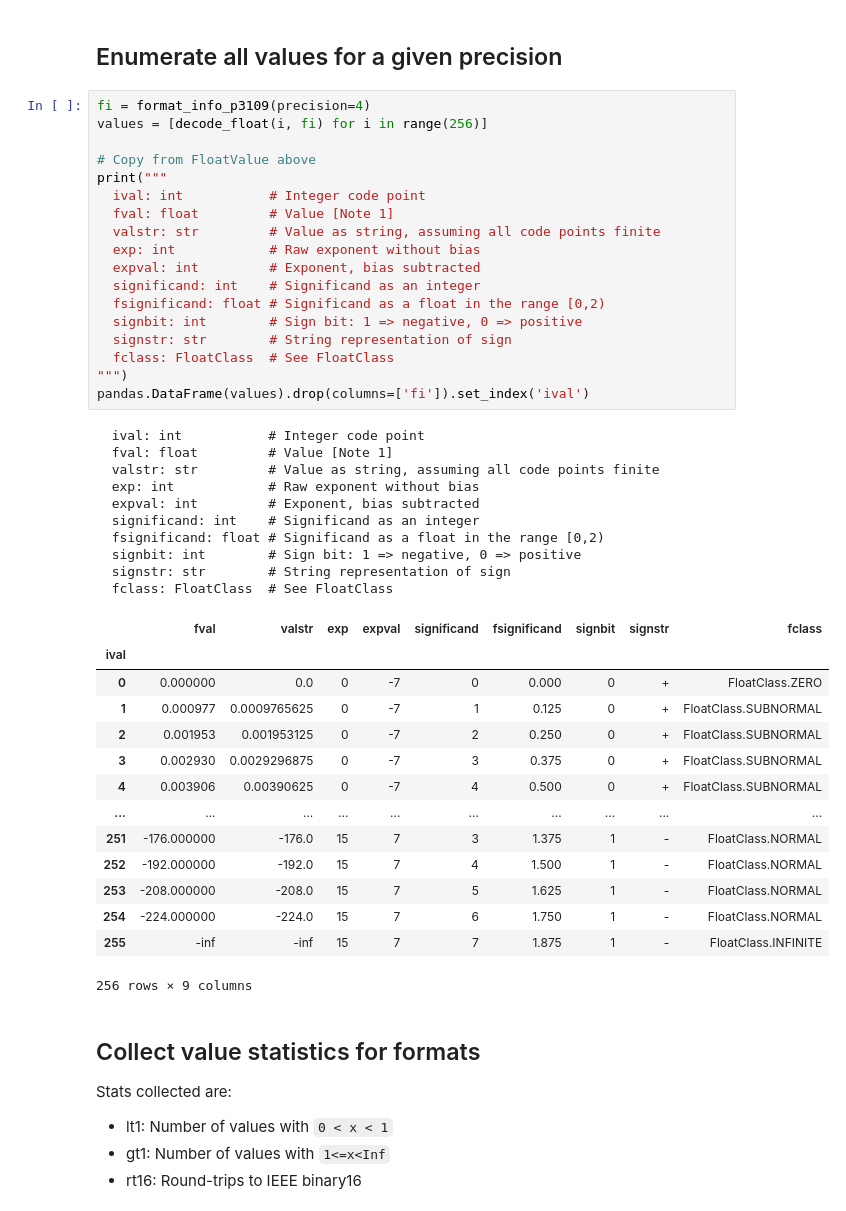
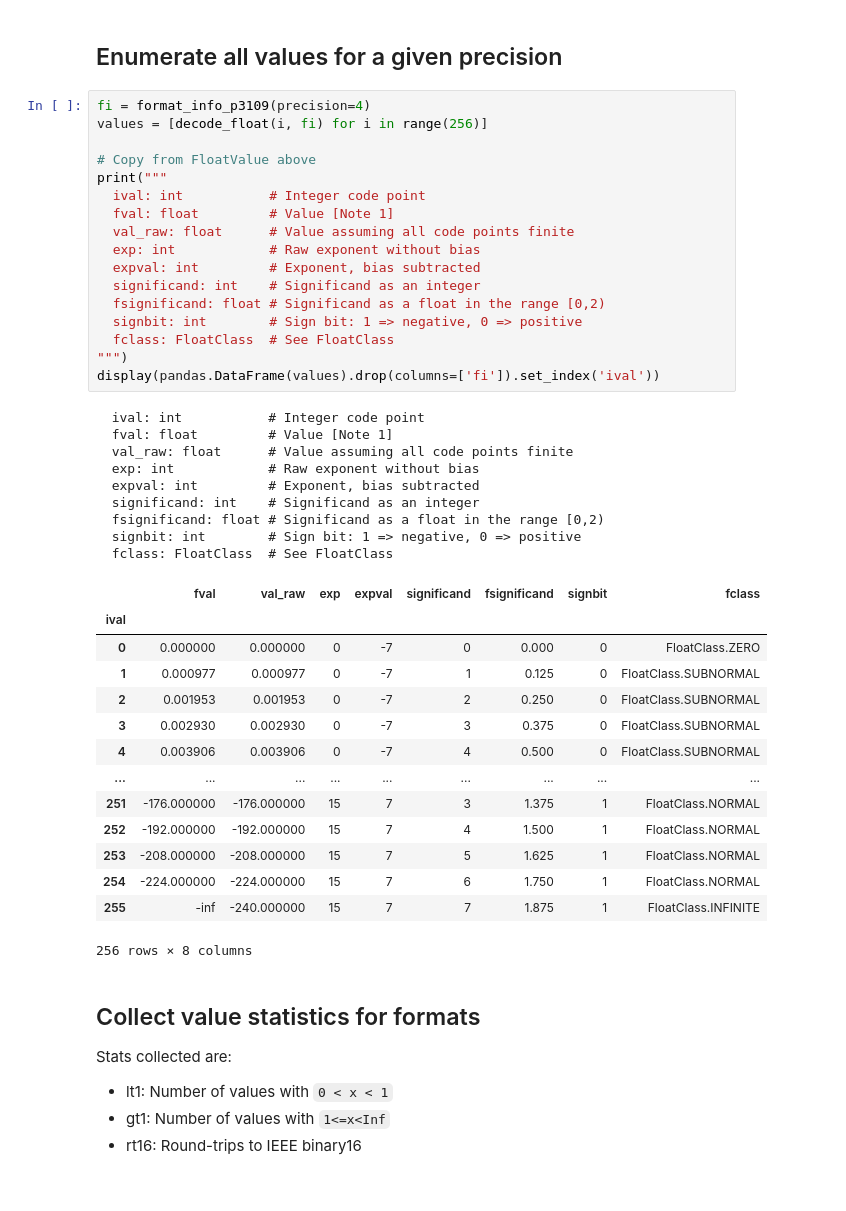
Before and after one commit to P3109/Public, a Jupyter notebook: Value Tables/make-value-tables.ipynb, the cells around one changed output. Saved outputs shown, nothing was run; the diff lists cells and outputs as text.

```diff
--- a/Value Tables/make-value-tables.ipynb
+++ b/Value Tables/make-value-tables.ipynb
@@ -546,46 +493,44 @@ for i in (0x00, 0x01, 0x07, 0x21, 0x40, 0x41, 0x7e, 0x7f, 0x80, 0x81,0xfe,0xff):
 # %%
 fi = format_info_p3109(precision=4)
 values = [decode_float(i, fi) for i in range(256)]
 
 # Copy from FloatValue above
 print("""
   ival: int           # Integer code point
   fval: float         # Value [Note 1]
-  valstr: str         # Value as string, assuming all code points finite
+  val_raw: float      # Value assuming all code points finite
   exp: int            # Raw exponent without bias
   expval: int         # Exponent, bias subtracted
   significand: int    # Significand as an integer
   fsignificand: float # Significand as a float in the range [0,2)
   signbit: int        # Sign bit: 1 => negative, 0 => positive
-  signstr: str        # String representation of sign
   fclass: FloatClass  # See FloatClass
 """)
-pandas.DataFrame(values).drop(columns=['fi']).set_index('ival')
+display(pandas.DataFrame(values).drop(columns=['fi']).set_index('ival'))
 # %% [output]
   ival: int           # Integer code point
   fval: float         # Value [Note 1]
-  valstr: str         # Value as string, assuming all code points finite
+  val_raw: float      # Value assuming all code points finite
   exp: int            # Raw exponent without bias
   expval: int         # Exponent, bias subtracted
   significand: int    # Significand as an integer
   fsignificand: float # Significand as a float in the range [0,2)
   signbit: int        # Sign bit: 1 => negative, 0 => positive
-  signstr: str        # String representation of sign
   fclass: FloatClass  # See FloatClass
-|  | fval | valstr | exp | expval | significand | fsignificand | signbit | signstr | fclass |
-| ival |  |  |  |  |  |  |  |  |  |
-| 0 | 0.000000 | 0.0 | 0 | -7 | 0 | 0.000 | 0 | + | FloatClass.ZERO |
-| 1 | 0.000977 | 0.0009765625 | 0 | -7 | 1 | 0.125 | 0 | + | FloatClass.SUBNORMAL |
-| 2 | 0.001953 | 0.001953125 | 0 | -7 | 2 | 0.250 | 0 | + | FloatClass.SUBNORMAL |
-| 3 | 0.002930 | 0.0029296875 | 0 | -7 | 3 | 0.375 | 0 | + | FloatClass.SUBNORMAL |
-| 4 | 0.003906 | 0.00390625 | 0 | -7 | 4 | 0.500 | 0 | + | FloatClass.SUBNORMAL |
-| ... | ... | ... | ... | ... | ... | ... | ... | ... | ... |
-| 251 | -176.000000 | -176.0 | 15 | 7 | 3 | 1.375 | 1 | - | FloatClass.NORMAL |
-| 252 | -192.000000 | -192.0 | 15 | 7 | 4 | 1.500 | 1 | - | FloatClass.NORMAL |
-| 253 | -208.000000 | -208.0 | 15 | 7 | 5 | 1.625 | 1 | - | FloatClass.NORMAL |
-| 254 | -224.000000 | -224.0 | 15 | 7 | 6 | 1.750 | 1 | - | FloatClass.NORMAL |
-| 255 | -inf | -inf | 15 | 7 | 7 | 1.875 | 1 | - | FloatClass.INFINITE |
+|  | fval | val_raw | exp | expval | significand | fsignificand | signbit | fclass |
+| ival |  |  |  |  |  |  |  |  |
+| 0 | 0.000000 | 0.000000 | 0 | -7 | 0 | 0.000 | 0 | FloatClass.ZERO |
+| 1 | 0.000977 | 0.000977 | 0 | -7 | 1 | 0.125 | 0 | FloatClass.SUBNORMAL |
+| 2 | 0.001953 | 0.001953 | 0 | -7 | 2 | 0.250 | 0 | FloatClass.SUBNORMAL |
+| 3 | 0.002930 | 0.002930 | 0 | -7 | 3 | 0.375 | 0 | FloatClass.SUBNORMAL |
+| 4 | 0.003906 | 0.003906 | 0 | -7 | 4 | 0.500 | 0 | FloatClass.SUBNORMAL |
+| ... | ... | ... | ... | ... | ... | ... | ... | ... |
+| 251 | -176.000000 | -176.000000 | 15 | 7 | 3 | 1.375 | 1 | FloatClass.NORMAL |
+| 252 | -192.000000 | -192.000000 | 15 | 7 | 4 | 1.500 | 1 | FloatClass.NORMAL |
+| 253 | -208.000000 | -208.000000 | 15 | 7 | 5 | 1.625 | 1 | FloatClass.NORMAL |
+| 254 | -224.000000 | -224.000000 | 15 | 7 | 6 | 1.750 | 1 | FloatClass.NORMAL |
+| 255 | -inf | -240.000000 | 15 | 7 | 7 | 1.875 | 1 | FloatClass.INFINITE |
-256 rows × 9 columns
+256 rows × 8 columns
 # %% [markdown]
 ## Collect value statistics for formats
 
```
Also changed, not shown: parts of 17 cells of this notebook, 22 other files.
